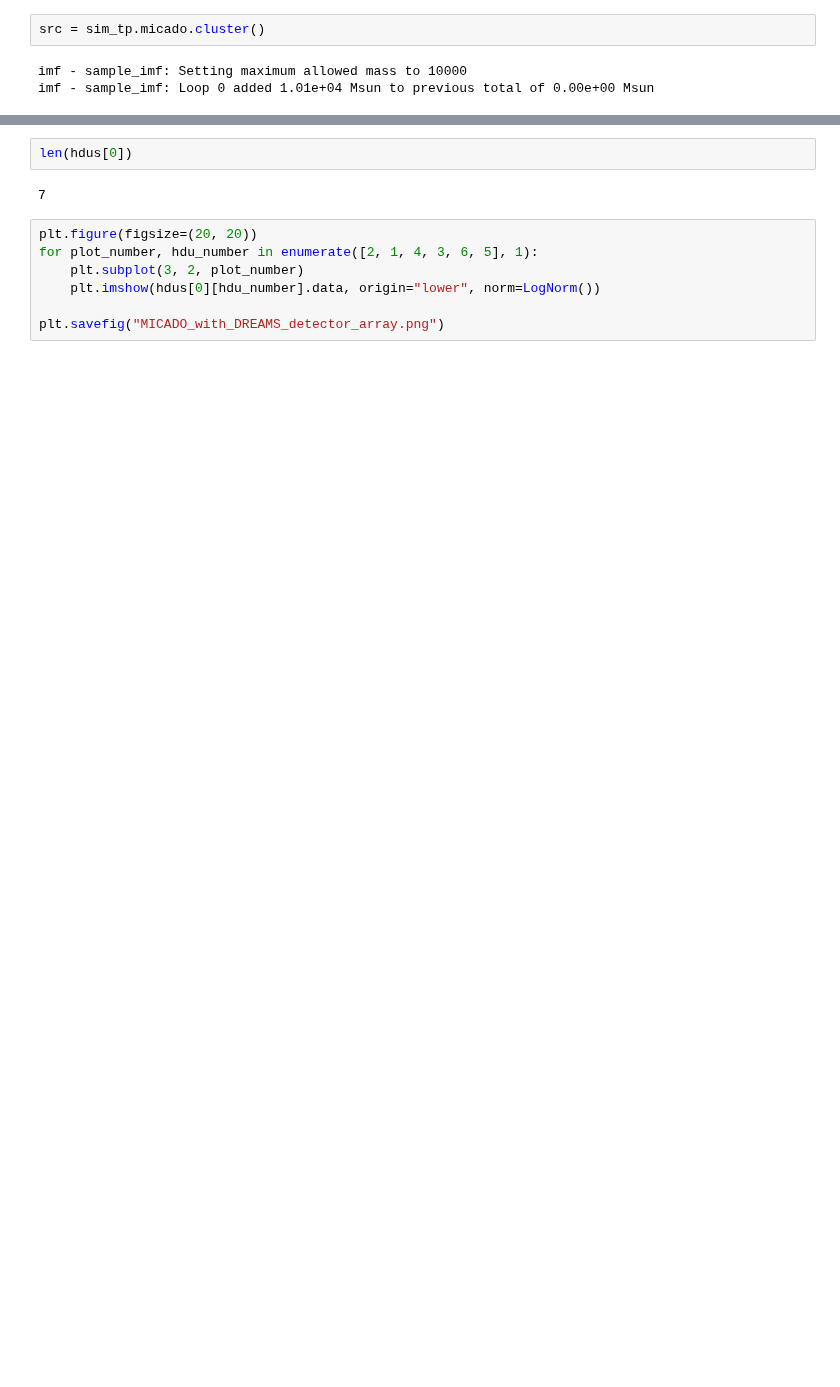
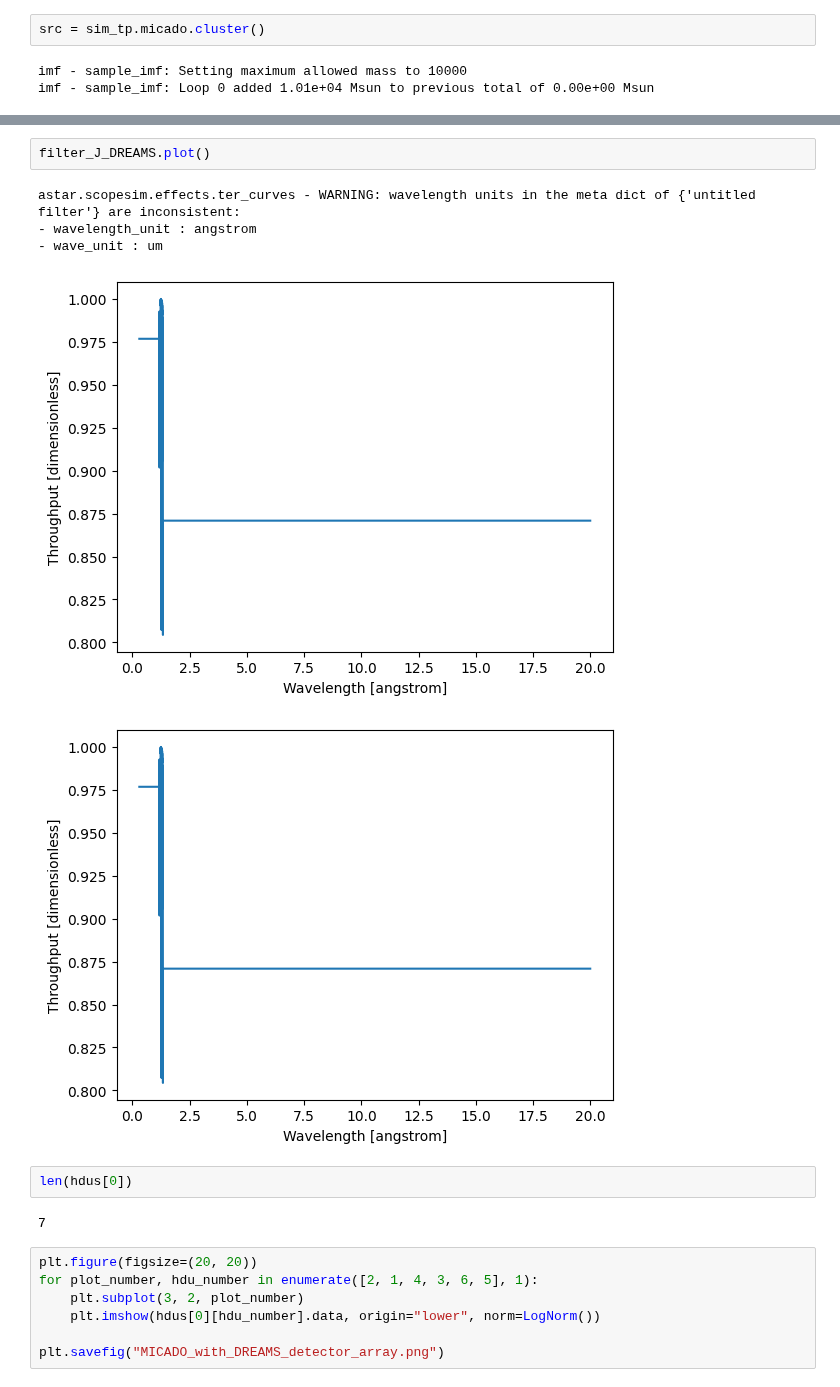
Before and after one commit to AstarVienna/irdb, a Jupyter notebook: MICADO/docs/example_notebooks/7_dithered_cluster.withdreams.ipynb, the cells around one changed output, grey strips where cells are left out. Cells and saved outputs as stored; diff of their text form; blank space fills up the shorter version.

```diff
--- a/MICADO/docs/example_notebooks/7_dithered_cluster.withdreams.ipynb
+++ b/MICADO/docs/example_notebooks/7_dithered_cluster.withdreams.ipynb
@@ -41,3 +50,11 @@ astar.scopesim.detector.detector_array - Extracting from 6 detectors...
+# %%
+filter_J_DREAMS.plot()
+# %% [output]
+astar.scopesim.effects.ter_curves - WARNING: wavelength units in the meta dict of {'untitled filter'} are inconsistent:
+- wavelength_unit : angstrom
+- wave_unit : um
+[figure, added]
+[figure, added]
 # %%
 len(hdus[0])
 # %% [output]
```
Also changed, not shown: parts of 7 cells of this notebook, 2 other files.
